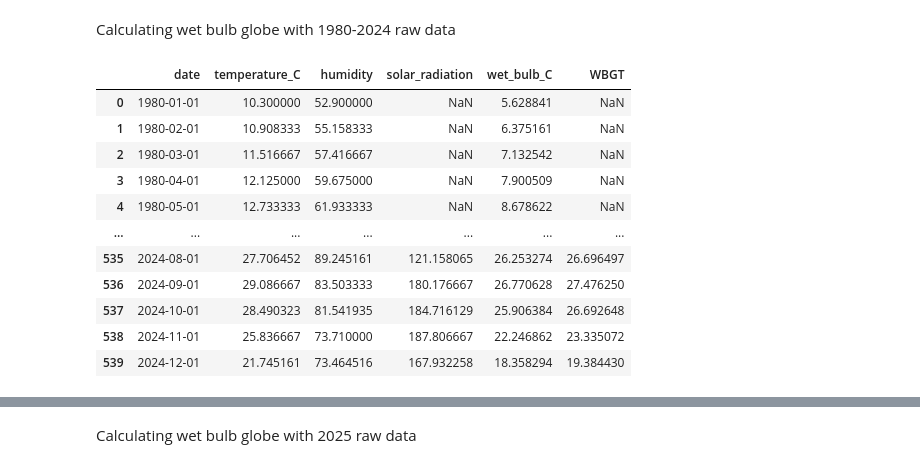
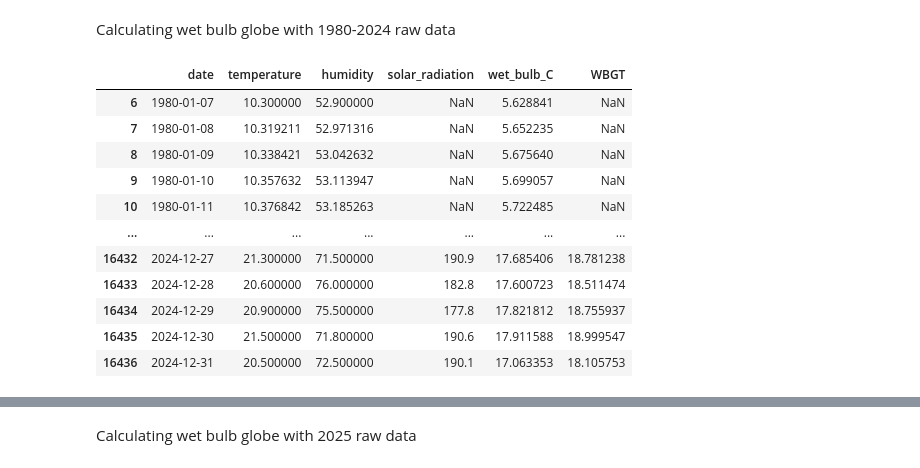
Before and after one commit to not-your-pancake/TCC_Journal, a Jupyter notebook: HI_WB_HS_HM_WBG/rangamati.ipynb, the cells around one changed output, grey strips where cells are left out. Drawn from its saved outputs; the diff is of its cells as text; code cells hidden in the pictures.

```diff
--- a/HI_WB_HS_HM_WBG/rangamati.ipynb
+++ b/HI_WB_HS_HM_WBG/rangamati.ipynb
@@ -2836,86 +2861,80 @@ Calculating wet bulb globe with 1980-2024 raw data
 import pandas as pd
 import numpy as np
 
+df_district_2024 = pd.read_csv("../1980-2024-dataset/Rangamati_historical_weather_1980_2024.csv")
 
-df = pd.read_csv("../1980-2024-dataset/Rangamati_historical_weather_1980_2024.csv")
-
+df = df_district_2024.copy()
 df['date'] = pd.to_datetime(df[['year', 'month', 'day']])
 
+df_monthly_hum = df.set_index('date')['humidity'].interpolate(method='linear').reset_index()
+df_monthly_hum = df_monthly_hum.interpolate(method='linear').dropna()
 
-df = df.set_index('date')
+df_monthly_temp = df.set_index('date')['temperature(degree C)'].interpolate(method='linear').reset_index()
+df_monthly_temp = df_monthly_temp.interpolate(method='linear').dropna()
 
-df_monthly = df.resample('MS')[[
-    'temperature(degree C)',
-    'humidity',
-    'solar_radiation'
-]].mean()
+df_monthly_solar = df.set_index('date')['solar_radiation'].interpolate(method='linear').reset_index()
+df_monthly_solar = df_monthly_solar.interpolate(method='linear').dropna()
+
+df_WB_2024 = pd.DataFrame()
+df_WB_2024['date'] = df_monthly_temp['date']
+df_WB_2024['temperature'] = df_monthly_temp['temperature(degree C)']
+df_WB_2024['humidity'] = df_monthly_hum['humidity']
+df_WB_2024['solar_radiation'] = df_monthly_solar['solar_radiation']
 
 
-full_range = pd.date_range(
-    start='1980-01-01',
-    end='2024-12-01',
-    freq='MS'
-)
+# Wet Bulb Function (Stull's Equation)
+def calculate_wet_bulb(temperature_c, humidity):
 
-df_monthly = df_monthly.reindex(full_range)
+    T = float(temperature_c)
+    RH = float(humidity)
 
-
-df_monthly = df_monthly.interpolate(method='linear')
-
-
-df_monthly = df_monthly.reset_index()
-df_monthly.rename(columns={
-    'index': 'date',
-    'temperature(degree C)': 'temperature_C'
-}, inplace=True)
-
-def calculate_wet_bulb(T, RH):
-
-    RH = np.where(RH <= 1, RH*100, RH)
+    if 0.0 <= RH <= 1.0:
+        RH = RH * 100.0
 
     Tw = (
         T * np.arctan(0.151977 * np.sqrt(RH + 8.313659))
         + np.arctan(T + RH)
         - np.arctan(RH - 1.676331)
         + 0.00391838 * RH**1.5 * np.arctan(0.023101 * RH)
         - 4.686035
     )
 
     return Tw
 
-df_monthly['wet_bulb_C'] = calculate_wet_bulb(
-    df_monthly['temperature_C'],
-    df_monthly['humidity']
+
+# Calculate Wet Bulb Temperature
+df_WB_2024['wet_bulb_C'] = df_WB_2024.apply(
+    lambda r: calculate_wet_bulb(r['temperature'], r['humidity']),
+    axis=1
+)
+
+df_WB_2024['WBGT'] = (
+    0.7 * df_WB_2024['wet_bulb_C']
+    + 0.2 * (df_WB_2024['temperature'] + 0.0003 * df_WB_2024['solar_radiation'])
+    + 0.1 * df_WB_2024['temperature']
 )
 
 
-df_monthly['WBGT'] = (
-    0.7 * df_monthly['wet_bulb_C']
-    + 0.2 * (df_monthly['temperature_C'] + 0.0003 * df_monthly['solar_radiation'])
-    + 0.1 * df_monthly['temperature_C']
-)
-
-
-df_WBG_2024 = df_monthly[[
+df_WBG_2024 = df_WB_2024[[
     'date',
-    'temperature_C',
+    'temperature',
     'humidity',
     'solar_radiation',
     'wet_bulb_C',
     'WBGT'
 ]]
 
 df_WBG_2024
 # %% [output]
-|  | date | temperature_C | humidity | solar_radiation | wet_bulb_C | WBGT |
-| 0 | 1980-01-01 | 10.300000 | 52.900000 | NaN | 5.628841 | NaN |
-| 1 | 1980-02-01 | 10.908333 | 55.158333 | NaN | 6.375161 | NaN |
-| 2 | 1980-03-01 | 11.516667 | 57.416667 | NaN | 7.132542 | NaN |
-| 3 | 1980-04-01 | 12.125000 | 59.675000 | NaN | 7.900509 | NaN |
-| 4 | 1980-05-01 | 12.733333 | 61.933333 | NaN | 8.678622 | NaN |
+|  | date | temperature | humidity | solar_radiation | wet_bulb_C | WBGT |
+| 6 | 1980-01-07 | 10.300000 | 52.900000 | NaN | 5.628841 | NaN |
+| 7 | 1980-01-08 | 10.319211 | 52.971316 | NaN | 5.652235 | NaN |
+| 8 | 1980-01-09 | 10.338421 | 53.042632 | NaN | 5.675640 | NaN |
+| 9 | 1980-01-10 | 10.357632 | 53.113947 | NaN | 5.699057 | NaN |
+| 10 | 1980-01-11 | 10.376842 | 53.185263 | NaN | 5.722485 | NaN |
 | ... | ... | ... | ... | ... | ... | ... |
-| 535 | 2024-08-01 | 27.706452 | 89.245161 | 121.158065 | 26.253274 | 26.696497 |
-| 536 | 2024-09-01 | 29.086667 | 83.503333 | 180.176667 | 26.770628 | 27.476250 |
-| 537 | 2024-10-01 | 28.490323 | 81.541935 | 184.716129 | 25.906384 | 26.692648 |
-| 538 | 2024-11-01 | 25.836667 | 73.710000 | 187.806667 | 22.246862 | 23.335072 |
-| 539 | 2024-12-01 | 21.745161 | 73.464516 | 167.932258 | 18.358294 | 19.384430 |
+| 16432 | 2024-12-27 | 21.300000 | 71.500000 | 190.9 | 17.685406 | 18.781238 |
+| 16433 | 2024-12-28 | 20.600000 | 76.000000 | 182.8 | 17.600723 | 18.511474 |
+| 16434 | 2024-12-29 | 20.900000 | 75.500000 | 177.8 | 17.821812 | 18.755937 |
+| 16435 | 2024-12-30 | 21.500000 | 71.800000 | 190.6 | 17.911588 | 18.999547 |
+| 16436 | 2024-12-31 | 20.500000 | 72.500000 | 190.1 | 17.063353 | 18.105753 |
```
Also changed, not shown: parts of 15 cells of this notebook, 4 other files.
